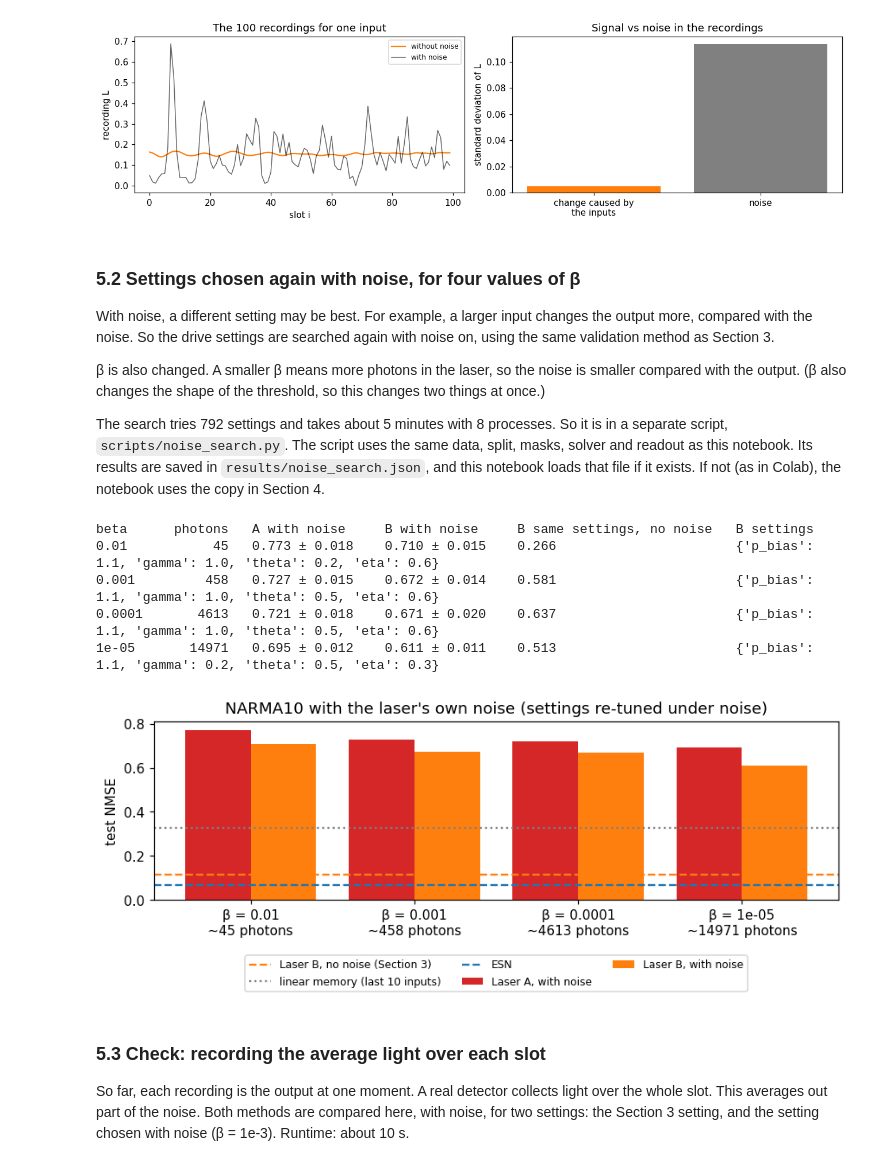
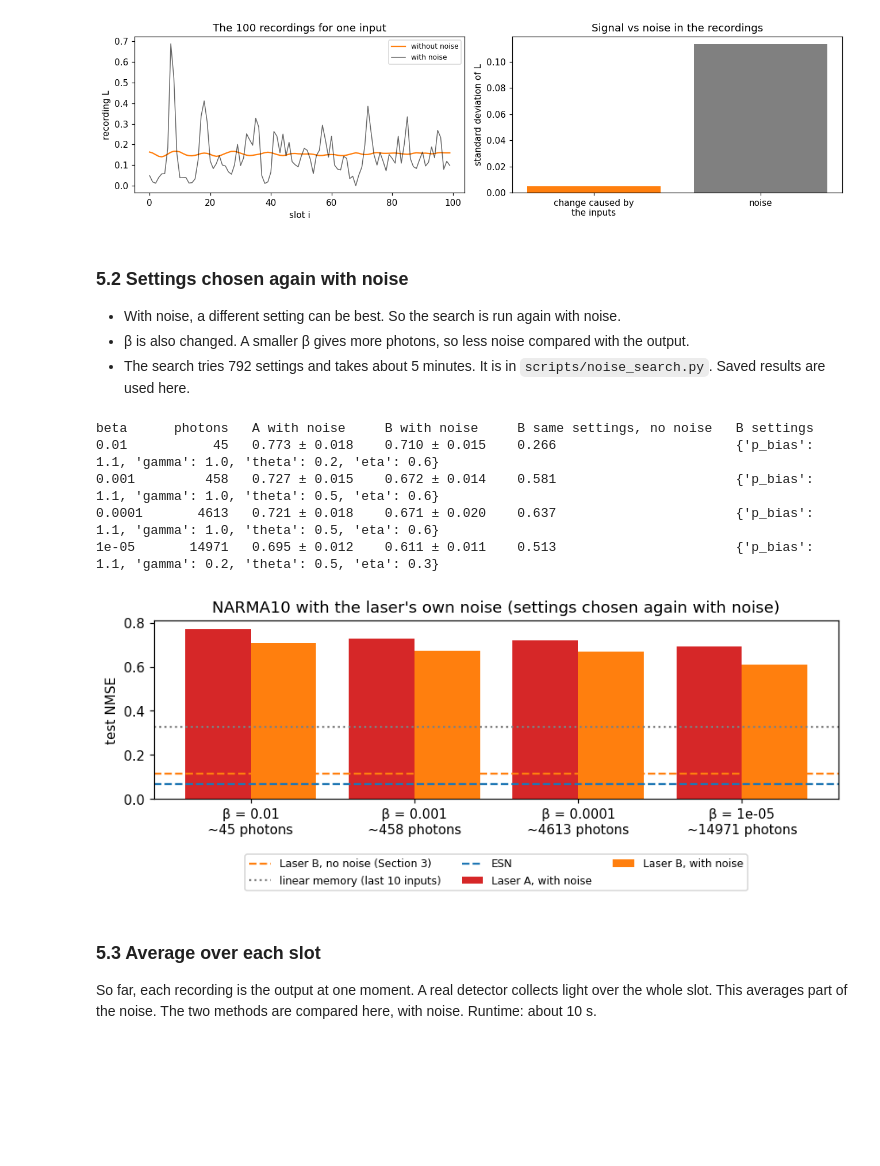
Before and after one commit to lakshsarda137/laser-reservoir-computing, a Jupyter notebook: laser_reservoir.ipynb, the cells around one changed output. Cells and saved outputs as stored; diff of their text form; code cells hidden in the pictures; blank space fills up the shorter version.

Commit message:
Shorten notebook text and use simpler English

```diff
--- a/laser_reservoir.ipynb
+++ b/laser_reservoir.ipynb
@@ -303,12 +335,12 @@ from scipy.signal import find_peaks
 
 t_step = np.arange(0, 8, DT)
 
-# Turn-on from zero
+# Start from zero
 p_on = np.where(t_step < 1, 0.0, 2.0)
 N_on, q_on = simulate_laser(p_on * P_TH)
 t_threshold = t_step[np.argmax(N_on >= N_TH)]
-print(f"Turn-on: carriers reach threshold {t_threshold - 1:.3f} after the step (expected ln 2 = {np.log(2):.3f})")
-print(f"         output reaches half its final value {t_step[np.argmax(BETA * q_on > 0.5)] - 1:.3f} after the step")
+print(f"From zero: carriers reach threshold {t_threshold - 1:.3f} after the step (expected ln 2 = {np.log(2):.3f})")
+print(f"           output reaches half its final value {t_step[np.argmax(BETA * q_on > 0.5)] - 1:.3f} after the step")
 
 # Small step, starting from the steady state at p = 1.2
 p_small = np.where(t_step < 1, 1.2, 1.5)
@@ -320,10 +352,10 @@ print(f"Small step: oscillation period = {np.mean(np.diff(t_step[after][peaks][:
       f"(expected {2 * np.pi / np.sqrt(0.5 / (TAU * TAU_C)):.3f})")
 
 fig, ax = plt.subplots(2, 2, figsize=(11, 5), sharex=True)
-for col, (p, N, q, title) in enumerate([(p_on, N_on, q_on, "Turn-on: p = 0 → 2"),
+for col, (p, N, q, title) in enumerate([(p_on, N_on, q_on, "Start from zero: p = 0 → 2"),
                                         (p_small, N_small, q_small, "Small step: p = 1.2 → 1.5")]):
     ax[0, col].plot(t_step, BETA * q, color="C3", label="output L")
-    ax[0, col].plot(t_step, steady_output(p), "k--", lw=1, label="Eq. 3 (instant response)")
+    ax[0, col].plot(t_step, steady_output(p), "k--", lw=1, label="Eq. 3 (response with no delay)")
     ax[0, col].set_title(title); ax[0, col].legend(fontsize=8)
     ax[1, col].plot(t_step, N / N_TH, color="C2")
     ax[1, col].set_xlabel("time t / τ")
@@ -351,12 +383,12 @@ fig, ax = plt.subplots(2, 3, figsize=(13, 4.8), sharey="row")
 for col, (p_mean, f, title) in enumerate(cases):
     p_sin = p_mean + 0.3 * np.sin(2 * np.pi * f * t_sin)
     N, q = simulate_laser(p_sin * P_TH)
-    show = t_sin >= 70 - 3 / f   # last 3 periods, after the start-up transient has died out
+    show = t_sin >= 70 - 3 / f   # last 3 periods, after the start-up response has ended
     ax[0, col].plot(t_sin[show], p_sin[show], color="gray")
     ax[0, col].axhline(1, color="k", lw=0.8, ls=":")
     ax[0, col].set_title(f"{title}\np = {p_mean} + 0.3·sin(2π·{f}·t)")
     ax[1, col].plot(t_sin[show], BETA * q[show], color="C3", label="output L")
-    ax[1, col].plot(t_sin[show], steady_output(p_sin[show]), "k--", lw=1, label="instant response")
+    ax[1, col].plot(t_sin[show], steady_output(p_sin[show]), "k--", lw=1, label="response with no delay")
     ax[1, col].set_xlabel("time t / τ")
 ax[0, 0].set_ylabel("pump p"); ax[1, 0].set_ylabel("output L"); ax[1, 0].legend(fontsize=8)
 plt.tight_layout(); plt.show()
@@ -405,13 +441,13 @@ DT_RES = 0.005  # solver step for the reservoir runs
 
 @njit(cache=True)
 def laser_rates(N, q, P, beta, tau_c):
-    # Same rate equations as Step 2, with TAU = 1
+    # Same rate equations as Section 2, with TAU = 1
     return P - beta * N * q - N, beta * N * q + beta * N - q / tau_c
 
 
 @njit(cache=True)
 def run_laser_reservoir(u, mask, p_bias, gamma, theta, eta, dt, beta, tau_c):
-    """Drive the laser with the masked input. Return the output L at the end of every slot.
+    """Run the laser on the masked input. Return the output L at the end of every slot.
 
     states[k, i] is the recording in slot i for input k. eta = 0 means no feedback.
     """
@@ -441,7 +477,7 @@ def run_laser_reservoir(u, mask, p_bias, gamma, theta, eta, dt, beta, tau_c):
 
 
 def laser_features(states, u):
-    """Rescale recordings with training-set statistics, then add u(k) and 1 like the ESN."""
+    """Scale recordings to mean 0 and std 1 (training set), then add u(k) and 1, as for the ESN."""
     mean, std = states[train].mean(0), states[train].std(0) + 1e-12
     return features((states - mean) / std, u)
 
@@ -479,7 +517,7 @@ def solver_step(tau_c):
 
 
 def tune_and_test(grid, tau_c=TAU_C, n_masks=5):
-    """Pick drive settings on validation (mask 0), then score on test for n_masks masks."""
+    """Choose settings on validation (mask 0), then score on test for n_masks masks."""
     dt = solver_step(tau_c)
     run = lambda mask, s: run_laser_reservoir(u, mask, s["p_bias"], s["gamma"], s["theta"], s["eta"], dt, BETA, tau_c)
     candidates = [dict(zip(grid, values)) for values in itertools.product(*grid.values())]
@@ -827,43 +862,41 @@ Laser B, Section 3 settings {'p_bias': 1.1, 'gamma': 0.05, 'theta': 0.2, 'eta':
   mean photon number in the laser: 150
 [figure]
 # %% [markdown]
-### 5.2 Settings chosen again with noise, for four values of β
+### 5.2 Settings chosen again with noise
 
-With noise, a different setting may be best. For example, a larger input changes the output more, compared with the noise. So the drive settings are searched again with noise on, using the same validation method as Section 3.
-
-β is also changed. A smaller β means more photons in the laser, so the noise is smaller compared with the output. (β also changes the shape of the threshold, so this changes two things at once.)
-
-The search tries 792 settings and takes about 5 minutes with 8 processes. So it is in a separate script, `scripts/noise_search.py`. The script uses the same data, split, masks, solver and readout as this notebook. Its results are saved in `results/noise_search.json`, and this notebook loads that file if it exists. If not (as in Colab), the notebook uses the copy in Section 4.
+- With noise, a different setting can be best. So the search is run again with noise.
+- β is also changed. A smaller β gives more photons, so less noise compared with the output.
+- The search tries 792 settings and takes about 5 minutes. It is in `scripts/noise_search.py`. Saved results are used here.
 # %%
 noise_file = pathlib.Path("results/noise_search.json")
 noise_results = json.loads(noise_file.read_text()) if noise_file.exists() else SAVED_NOISE_SEARCH
 BETAS = sorted(noise_results, key=float, reverse=True)
 print("beta      photons   A with noise     B with noise     B same settings, no noise   B settings")
 for b in BETAS:
     A, B = noise_results[b]["A"], noise_results[b]["B"]
     print(f"{float(b):<8g}  {B['mean_photons']:>7.0f}   {np.mean(A['test_nmse']):.3f} ± {np.std(A['test_nmse']):.3f}    "
           f"{np.mean(B['test_nmse']):.3f} ± {np.std(B['test_nmse']):.3f}    {np.mean(B['test_nmse_without_noise']):.3f}"
           f"                       {B['settings']}")
 
 fig, ax = plt.subplots(figsize=(8, 3.6))
 x = np.arange(len(BETAS))
 ax.bar(x - 0.2, [np.mean(noise_results[b]["A"]["test_nmse"]) for b in BETAS], 0.4, color="C3", label="Laser A, with noise")
 ax.bar(x + 0.2, [np.mean(noise_results[b]["B"]["test_nmse"]) for b in BETAS], 0.4, color="C1", label="Laser B, with noise")
 ax.axhline(np.mean(laser_results["B (delay loop)"]), color="C1", ls="--", label="Laser B, no noise (Section 3)")
 ax.axhline(linear_memory_nmse, color="gray", ls=":", label="linear memory (last 10 inputs)")
 ax.axhline(esn_nmse, color="C0", ls="--", label="ESN")
 ax.set_xticks(x, [f"β = {float(b):g}\n~{noise_results[b]['B']['mean_photons']:.0f} photons" for b in BETAS])
-ax.set_ylabel("test NMSE"); ax.set_title("NARMA10 with the laser's own noise (settings re-tuned under noise)")
+ax.set_ylabel("test NMSE"); ax.set_title("NARMA10 with the laser's own noise (settings chosen again with noise)")
 ax.legend(fontsize=8, loc="upper center", bbox_to_anchor=(0.5, -0.28), ncol=3); plt.tight_layout(); plt.show()
 # %% [output]
 beta      photons   A with noise     B with noise     B same settings, no noise   B settings
 0.01           45   0.773 ± 0.018    0.710 ± 0.015    0.266                       {'p_bias': 1.1, 'gamma': 1.0, 'theta': 0.2, 'eta': 0.6}
 0.001         458   0.727 ± 0.015    0.672 ± 0.014    0.581                       {'p_bias': 1.1, 'gamma': 1.0, 'theta': 0.5, 'eta': 0.6}
 0.0001       4613   0.721 ± 0.018    0.671 ± 0.020    0.637                       {'p_bias': 1.1, 'gamma': 1.0, 'theta': 0.5, 'eta': 0.6}
 1e-05       14971   0.695 ± 0.012    0.611 ± 0.011    0.513                       {'p_bias': 1.1, 'gamma': 0.2, 'theta': 0.5, 'eta': 0.3}
-[figure, old version]
+[figure, new version]
 # %% [markdown]
-### 5.3 Check: recording the average light over each slot
+### 5.3 Average over each slot
 
-So far, each recording is the output at one moment. A real detector collects light over the whole slot. This averages out part of the noise. Both methods are compared here, with noise, for two settings: the Section 3 setting, and the setting chosen with noise (β = 1e-3). Runtime: about 10 s.
+So far, each recording is the output at one moment. A real detector collects light over the whole slot. This averages part of the noise. The two methods are compared here, with noise. Runtime: about 10 s.
 # %%
```
Also changed, not shown: parts of 34 cells of this notebook.
